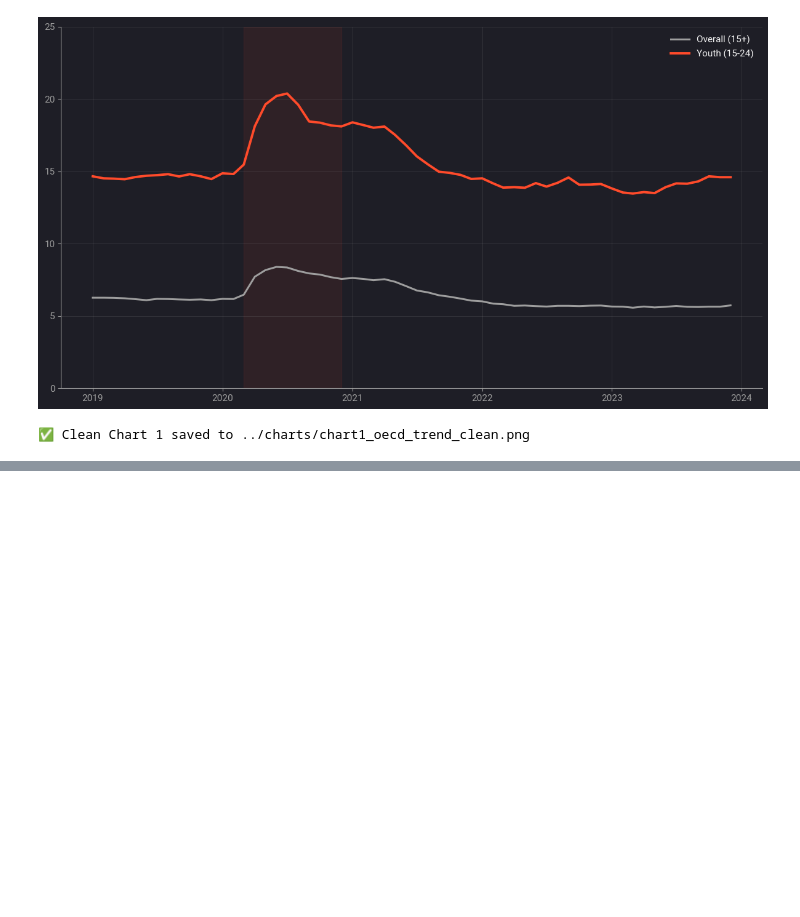
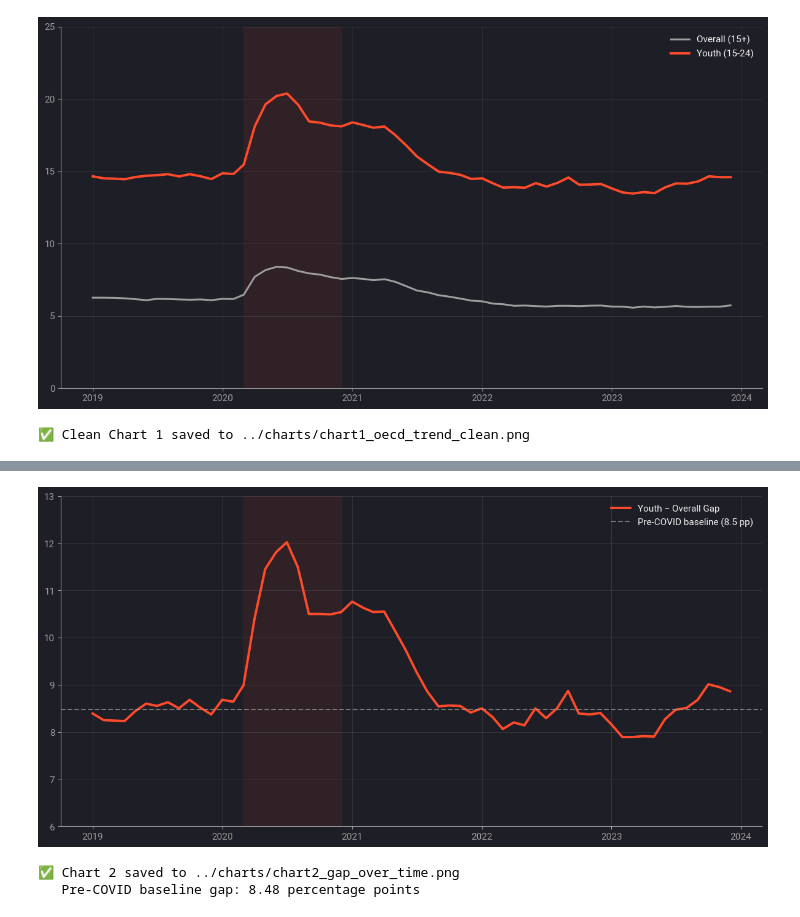
Before and after one commit to Tiana-Coker/covid-youth-unemployment-viz, a Jupyter notebook: notebooks/01_data_exploration.ipynb, the cells around one changed output, grey strips where cells are left out. Saved outputs shown, nothing was run; the diff lists cells and outputs as text; code cells hidden in the pictures; blank space fills up the shorter version.

Commit message:
feat: create chart 2 gap analysis and chart 3 country heatmap

```diff
--- a/notebooks/01_data_exploration.ipynb
+++ b/notebooks/01_data_exploration.ipynb
@@ -474,0 +483,46 @@ print("✅ Clean Chart 1 saved to ../charts/chart1_oecd_trend_clean.png")
+# %%
+# Calculate the pre-COVID baseline gap (Jan 2019 – Feb 2020)
+precovid_baseline = monthly_pivot.loc[:'2020-02-01', 'Gap'].mean()
+
+# Create the figure
+fig, ax = plt.subplots(figsize=(12, 6))
+
+# Plot the Gap line (red — this IS the story now)
+ax.plot(monthly_pivot.index, monthly_pivot['Gap'],
+        color=COLOR_YOUTH, linewidth=2.8, label='Youth − Overall Gap')
+
+# Horizontal reference line at the pre-COVID baseline
+ax.axhline(y=precovid_baseline, color=COLOR_OVERALL, linewidth=1.5,
+           linestyle='--', alpha=0.7,
+           label=f'Pre-COVID baseline ({precovid_baseline:.1f} pp)')
+
+# Highlight COVID acute period
+covid_start = pd.Timestamp('2020-03-01')
+covid_end = pd.Timestamp('2020-12-01')
+ax.axvspan(covid_start, covid_end, alpha=0.08, color=COLOR_YOUTH)
+
+# Clean up spines
+for spine in ['top', 'right']:
+    ax.spines[spine].set_visible(False)
+for spine in ['left', 'bottom']:
+    ax.spines[spine].set_color(TEXT_MUTED)
+
+# Legend
+ax.legend(loc='upper right', frameon=False)
+
+# Grid and limits
+ax.grid(True, alpha=0.2, linewidth=0.6)
+ax.set_ylim(6, 13)
+ax.set_xlabel('')
+
+plt.tight_layout()
+plt.savefig('../charts/chart2_gap_over_time.png', dpi=300,
+            bbox_inches='tight', facecolor=BG_COLOR)
+plt.show()
+
+print(f"✅ Chart 2 saved to ../charts/chart2_gap_over_time.png")
+print(f"   Pre-COVID baseline gap: {precovid_baseline:.2f} percentage points")
+# %% [output]
+[figure, added]
+✅ Chart 2 saved to ../charts/chart2_gap_over_time.png
+   Pre-COVID baseline gap: 8.48 percentage points
```
Also changed, not shown: parts of 5 cells of this notebook, 2 other files.
